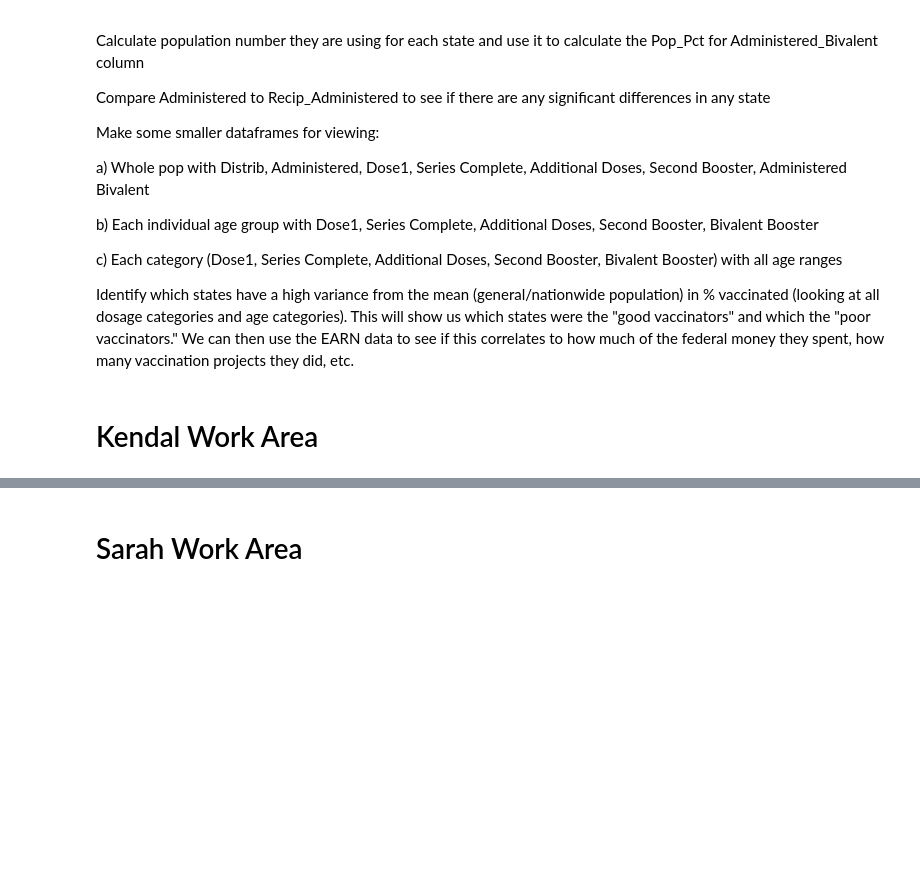
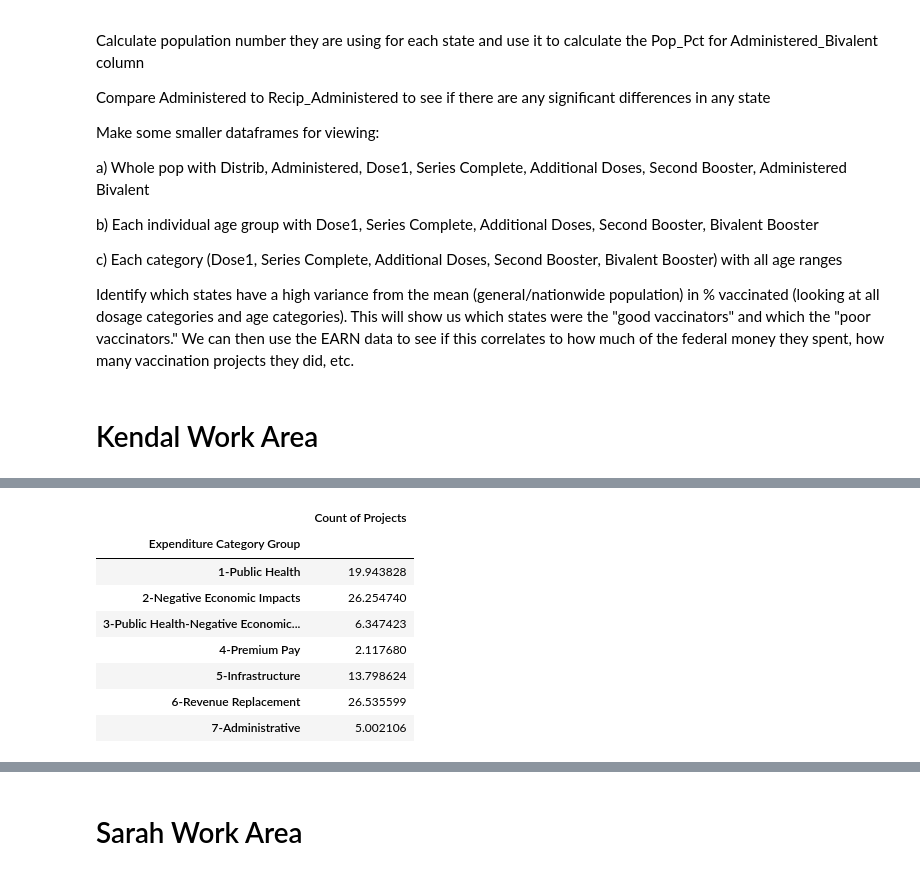
Before and after one commit to Evdawg/Project_1_Covid_Data, a Jupyter notebook: Project_1_covid.ipynb, the cells around one changed output, grey strips where cells are left out. Drawn from its saved outputs; the diff is of its cells as text; code cells hidden in the pictures; blank space fills up the shorter version.

```diff
--- a/Project_1_covid.ipynb
+++ b/Project_1_covid.ipynb
@@ -745,7 +891,19 @@ choropleth_vac_df.describe()
 # %%
 #working on expenditure categories by state
 spending_overall = all_us_projects_df.groupby('Expenditure Category Group').count()
-total_projects = spending_overall['Recipient Name'].sum()
+total_projects = spending_overall['State'].sum()
 categories_percentage_overall = (spending_overall['State']/total_projects)*100
+categories_percentage_overall = pd.DataFrame(categories_percentage_overall)
+categories_percentage_overall.rename(columns={'State': 'Count of Projects'}, inplace=True)
 categories_percentage_overall
+# %% [output]
+|  | Count of Projects |
+| Expenditure Category Group |  |
+| 1-Public Health | 19.943828 |
+| 2-Negative Economic Impacts | 26.254740 |
+| 3-Public Health-Negative Economic... | 6.347423 |
+| 4-Premium Pay | 2.117680 |
+| 5-Infrastructure | 13.798624 |
+| 6-Revenue Replacement | 26.535599 |
+| 7-Administrative | 5.002106 |
 # %%
```
Also changed, not shown: parts of 29 cells of this notebook.
